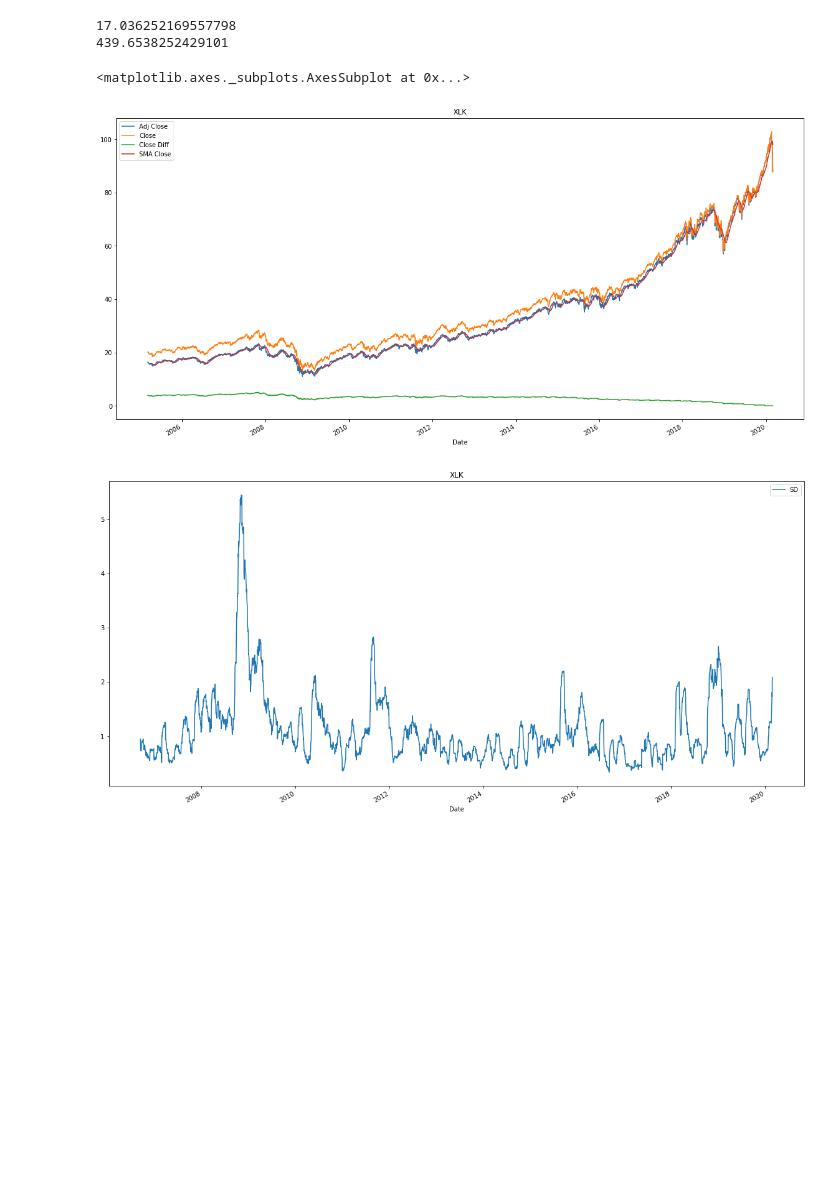
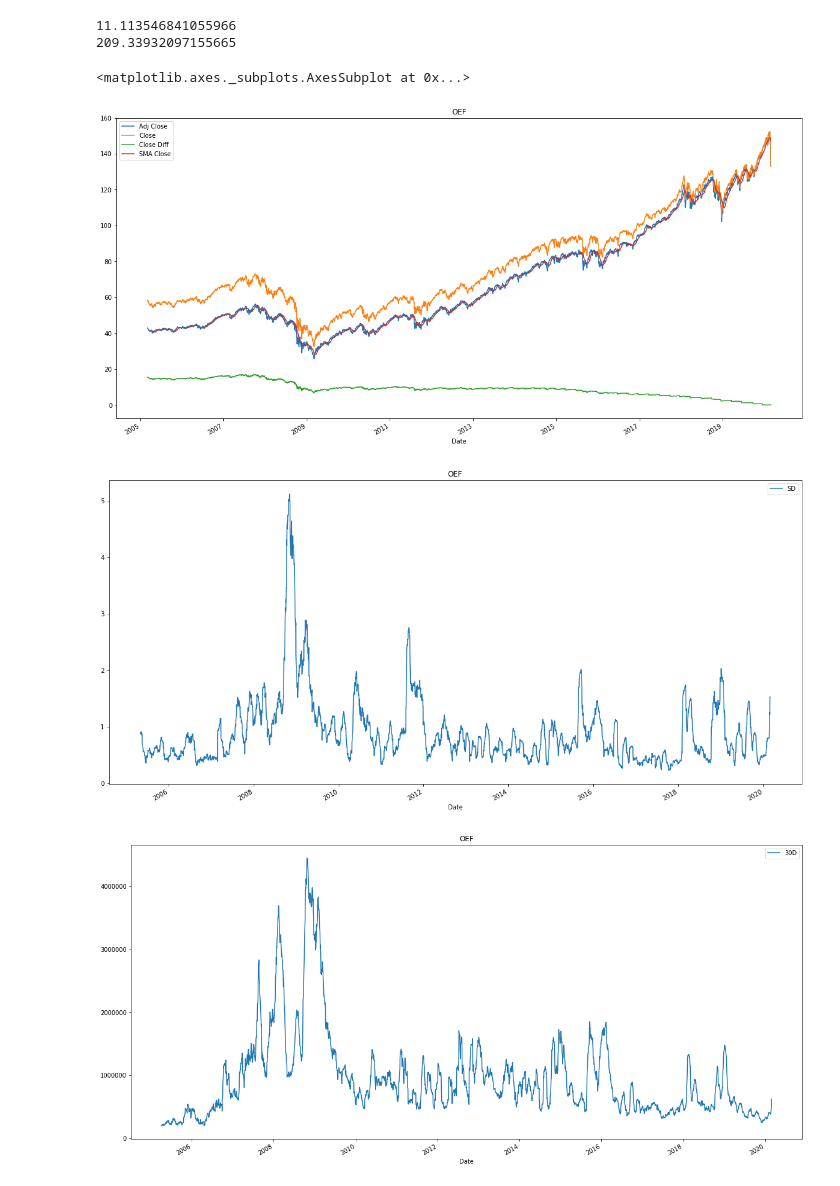
Before and after one commit to anilsarma/misc, a Jupyter notebook: yahoo/Yahoo Analysis.ipynb, the cells around one changed output. Cells and saved outputs as stored; diff of their text form; code cells hidden in the pictures; blank space fills up the shorter version.

```diff
--- a/yahoo/Yahoo Analysis.ipynb
+++ b/yahoo/Yahoo Analysis.ipynb
@@ -17,39 +21,40 @@ def get_historical(sym):
 # %%
 #df_brk = yahoo.get_historical("BRK-B", "1970/01/01") # VEA
-dfx = yahoo.get_historical("XLK", "1970/01/01") # VEA
+#dfx = yahoo.get_historical("OEF", "1970/01/01") # VEA
 df = dfx
 
 df.Date = pd.to_datetime(df.Date)
 df = df.set_index('Date')
 
-df0 = df_brk
-df0.Date = pd.to_datetime(df_brk.Date)
-df0 = df0.set_index('Date')
+#df0 = df_brk
+#df0.Date = pd.to_datetime(df_brk.Date)
+#df0 = df0.set_index('Date')
 
 
 df = df.loc[df.index > pd.to_datetime(datetime.datetime.now()) - pd.Timedelta(str(15*365) + " days")]
 #df['Adj Close'] = df['Adj Close'] *3
 df.loc[:, 'prev']= df["Adj Close"].shift().bfill()
 df.loc[:, 'ret'] = 1 + (df['Adj Close'] - df.prev)/df.prev
 df.loc[:, 'cumret'] = df.ret.cumprod()
 df.loc[:, 'pct_ret'] =np.log(df['Adj Close'] /df.prev)
-
+df.loc[:, "30D"] = df.Volume.rolling(window=21).mean()
 
 df.loc[:, 'pct_mean'] = df.pct_ret.rolling(window=21).mean()
 df.loc[:,'SD'] =  np.sqrt(((df.pct_ret-df.pct_mean) * (df.pct_ret-df.pct_mean)).rolling(window=21).mean())*100
 df.loc[:, 'SMA Close'] =df['Adj Close'].rolling(window=21).mean()
 df.loc[:, 'Close Diff'] = df.Close - df['Adj Close']
 df[['Adj Close', 'Close', 'Close Diff', 'SMA Close']].plot(figsize=(20,10), title=df.Symbol.unique()[0])
 print(((df.ret.prod() ** (352/df.shape[0])) - 1)*100)
 print(((df.ret.prod() ** (df.shape[0]/df.shape[0])) - 1)*100)
 df[[ 'SD']].plot(figsize=(20,10), title=df.Symbol.unique()[0])
-
+df[["30D"]].plot(figsize=(20,10), title=df.Symbol.unique()[0])
 #df
 
 #print("SD", df.pct_ret.sum()** 1/2)
 # %% [output]
-17.036252169557798
-439.6538252429101
+11.113546841055966
+209.33932097155665
 <matplotlib.axes._subplots.AxesSubplot at 0x...>
-[figure, old version]
+[figure, new version]
-[figure, old version]
+[figure, new version]
+[figure, added]
```
Also changed, not shown: parts of 1 cell of this notebook, 2 other files.
